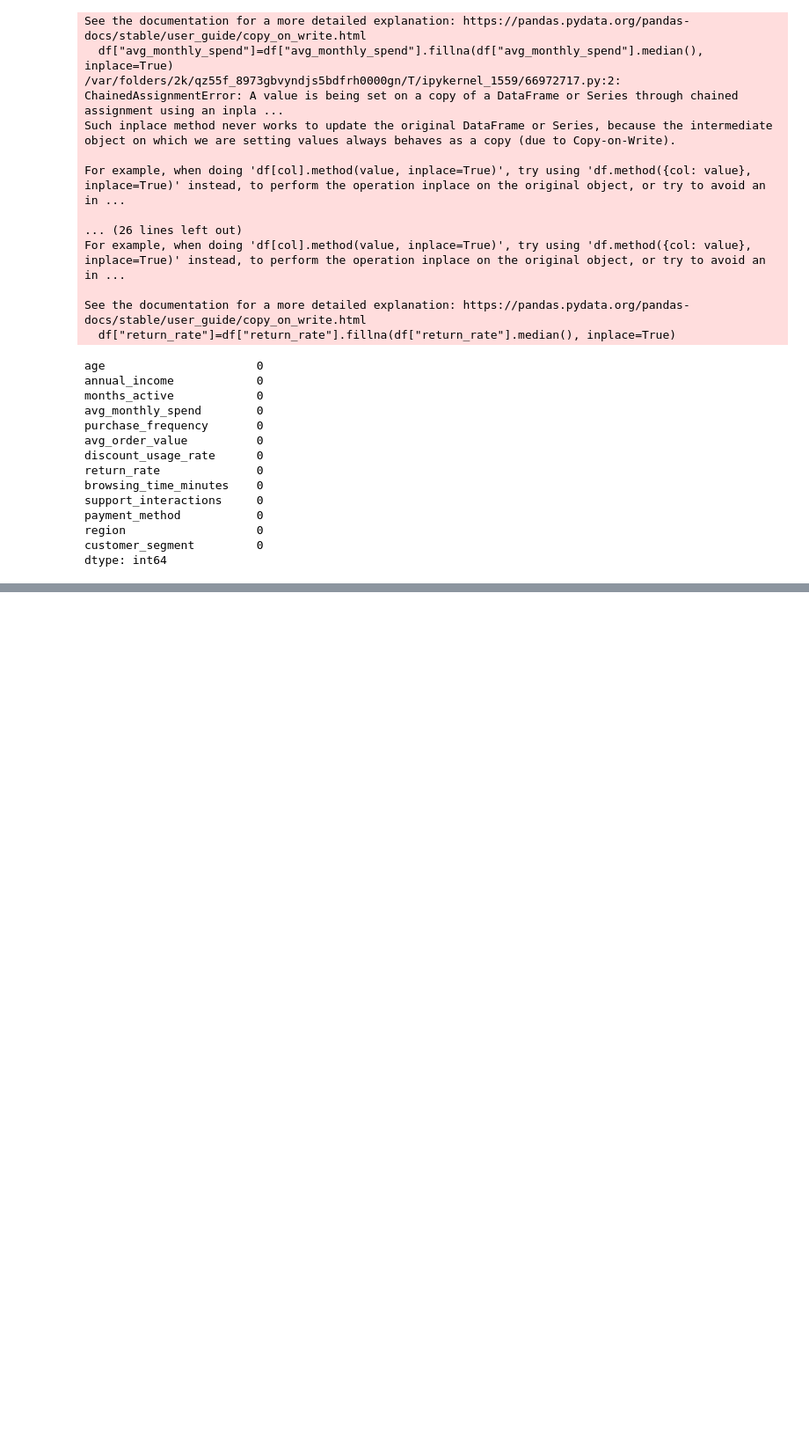
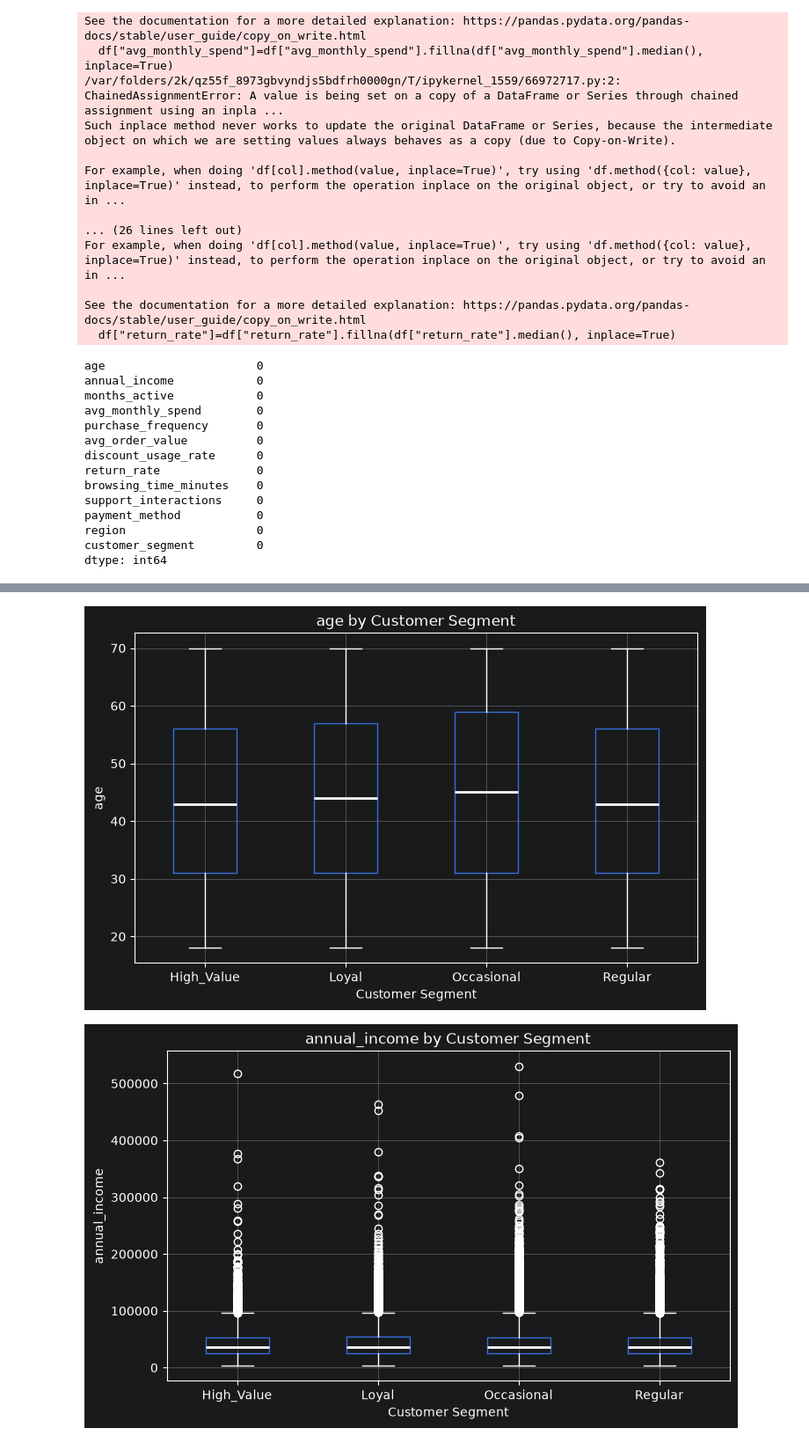
Before and after one commit to EmircanTanyildiz/Online-Retail-Customer-Segmentation, a Jupyter notebook: AI.ipynb, the cells around one changed output, grey strips where cells are left out. Shown at 88% size. Saved outputs shown, nothing was run; the diff lists cells and outputs as text; code cells hidden in the pictures; blank space fills up the shorter version.

```diff
--- a/AI.ipynb
+++ b/AI.ipynb
@@ -185,0 +221,32 @@ dtype: int64
+# %%
+numeric_cols = [
+    "age",
+    "annual_income",
+    "months_active",
+    "avg_monthly_spend",
+    "purchase_frequency",
+    "avg_order_value",
+    "discount_usage_rate",
+    "return_rate",
+    "browsing_time_minutes",
+    "support_interactions"
+]
+
+for col in numeric_cols:
+    df.boxplot(
+        column=col,
+        by="customer_segment",
+        figsize=(8, 5),
+        whiskerprops=dict(color="white"),
+        capprops=dict(color="white"),
+        medianprops=dict(color="white", linewidth=2)
+    )
+
+    plt.title(f"{col} by Customer Segment")
+    plt.suptitle("")
+    plt.xlabel("Customer Segment")
+    plt.ylabel(col)
+    plt.show()
+# %% [output]
+[figure, added]
+[figure, added]
```
Also changed, not shown: parts of 13 cells of this notebook.
